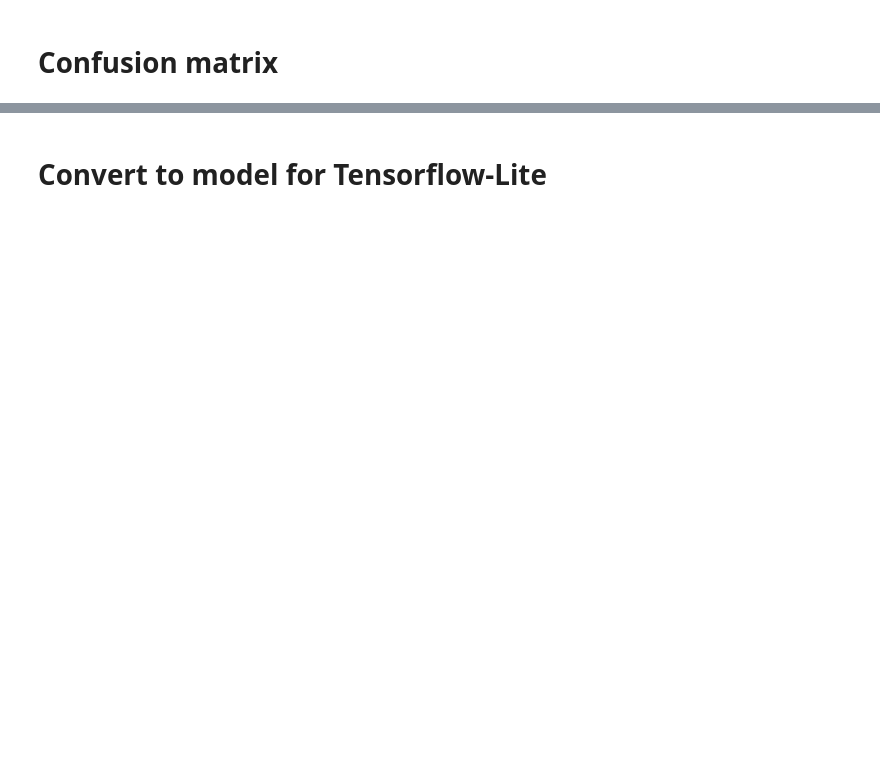
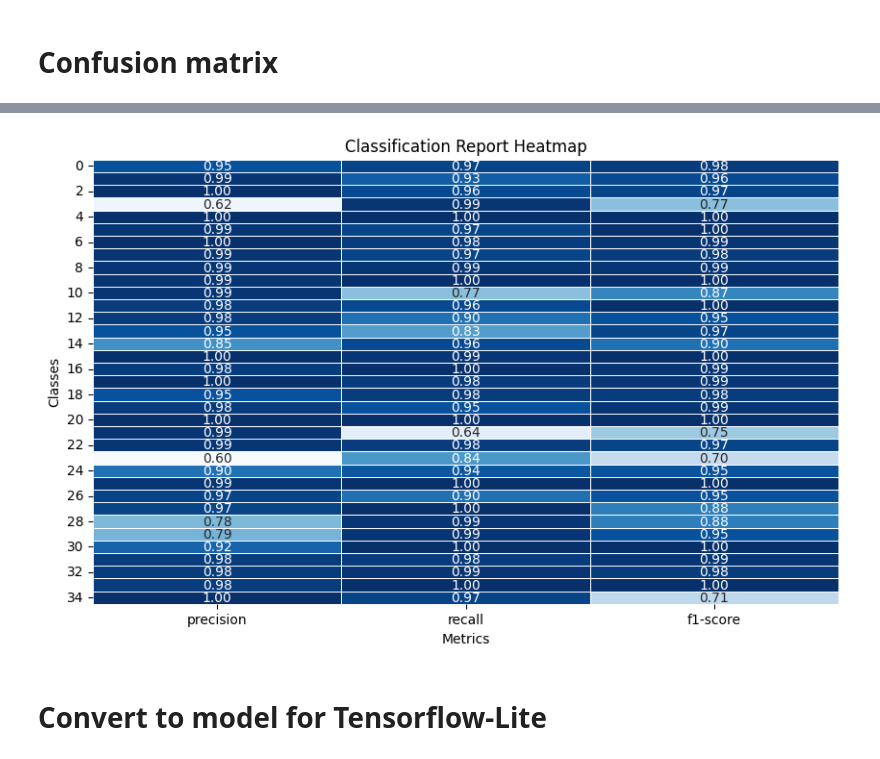
Before and after one commit to Harshit2756/hand-gesture-recognition-mediapipe, a Jupyter notebook: keypoint_classification_EN.ipynb, the cells around one changed output, grey strips where cells are left out. Cells and saved outputs as stored; diff of their text form; code cells hidden in the pictures; blank space fills up the shorter version.

```diff
--- a/keypoint_classification_EN.ipynb
+++ b/keypoint_classification_EN.ipynb
@@ -176,0 +407,68 @@ weighted avg       0.87      0.87      0.86      8548
+# %%
+# import matplotlib.pyplot as plt
+# import seaborn as sns
+# from sklearn.metrics import classification_report
+# import pandas as pd
+
+# # Example classification report (replace with your actual report)
+# report_data = {
+#     'precision': [0.00, 0.91, 0.89, 0.93, 0.99, 0.99, 1.00, 1.00, 1.00, 1.00,
+#                   1.00, 1.00, 1.00, 0.95, 0.85, 1.00, 0.98, 1.00, 0.95, 1.00,
+#                   1.00, 1.00, 0.94, 0.60, 0.90, 1.00, 1.00, 1.00, 0.78, 0.79,
+#                   0.92, 1.00, 0.98, 1.00, 1.00],
+#     'recall': [0.00, 0.93, 1.00, 1.00, 1.00, 1.00, 0.98, 1.00, 1.00, 1.00,
+#                0.77, 1.00, 0.90, 1.00, 0.96, 1.00, 1.00, 0.98, 1.00, 1.00,
+#                1.00, 0.38, 0.90, 0.84, 1.00, 1.00, 0.90, 1.00, 1.00, 1.00,
+#                1.00, 1.00, 1.00, 1.00, 1.00],
+#     'f1-score': [0.00, 0.96, 1.00, 0.77, 1.00, 1.00, 0.99, 1.00, 1.00, 1.00,
+#                  0.87, 1.00, 0.95, 0.97, 0.90, 1.00, 0.99, 0.99, 0.98, 1.00,
+#                  1.00, 0.55, 0.91, 0.70, 0.95, 1.00, 0.95, 0.88, 0.88, 0.95,
+#                  1.00, 0.99, 1.00, 1.00, 1.00],
+# }
+
+# # Convert report data to DataFrame
+# df = pd.DataFrame(report_data, index=range(len(report_data['precision'])))
+
+# # Create heatmap
+# plt.figure(figsize=(10, 6))
+# sns.heatmap(df, annot=True, cmap='Blues', fmt='.2f', linewidths=.5, cbar=False)
+# plt.title('Classification Report Heatmap')
+# plt.xlabel('Metrics')
+# plt.ylabel('Classes')
+# plt.yticks(rotation=0)
+# plt.show()
+import matplotlib.pyplot as plt
+import seaborn as sns
+from sklearn.metrics import classification_report
+import pandas as pd
+
+# Example classification report (replace with your actual report)
+report_data = {
+       'precision': [0.95, 0.99, 1.00, 0.62, 1.00, 0.99, 1.00, 0.99, 0.99, 0.99,
+                  0.99, 0.98, 0.98, 0.95, 0.85, 1.00, 0.98, 1.00, 0.95, 0.98,
+                  1.00, 0.99, 0.99, 0.60, 0.90, 0.99, 0.97, 0.97, 0.78, 0.79,
+                  0.92, 0.98, 0.98, 0.98, 1.00],
+    'recall': [0.97, 0.93, 0.96, 0.99, 1.00, 0.97, 0.98, 0.97, 0.99, 1.00,
+               0.77, 0.96, 0.90, 0.83, 0.96, 0.99, 1.00, 0.98, 0.98, 0.95,
+               1.00, 0.64, 0.98, 0.84, 0.94, 1.00, 0.90, 1.00, 0.99, 0.99,
+               1.00, 0.98, 0.99, 1.00, 0.97],
+    'f1-score': [0.98, 0.96, 0.97, 0.77, 1.00, 1.00, 0.99, 0.98, 0.99, 1.00,
+                 0.87, 1.00, 0.95, 0.97, 0.90, 1.00, 0.99, 0.99, 0.98, 0.99,
+                 1.00, 0.75, 0.97, 0.70, 0.95, 1.00, 0.95, 0.88, 0.88, 0.95,
+                 1.00, 0.99, 0.98, 1.00, 0.71],
+
+}
+
+# Convert report data to DataFrame
+df = pd.DataFrame(report_data, index=range(len(report_data['precision'])))
+
+# Create heatmap
+plt.figure(figsize=(10, 6))
+sns.heatmap(df, annot=True, cmap='Blues', fmt='.2f', linewidths=.5, cbar=False)
+plt.title('Classification Report Heatmap')
+plt.xlabel('Metrics')
+plt.ylabel('Classes')
+plt.yticks(rotation=0)
+plt.show()
+# %% [output]
+[figure, added]
```
Also changed, not shown: parts of 18 cells of this notebook, 5 other files.
